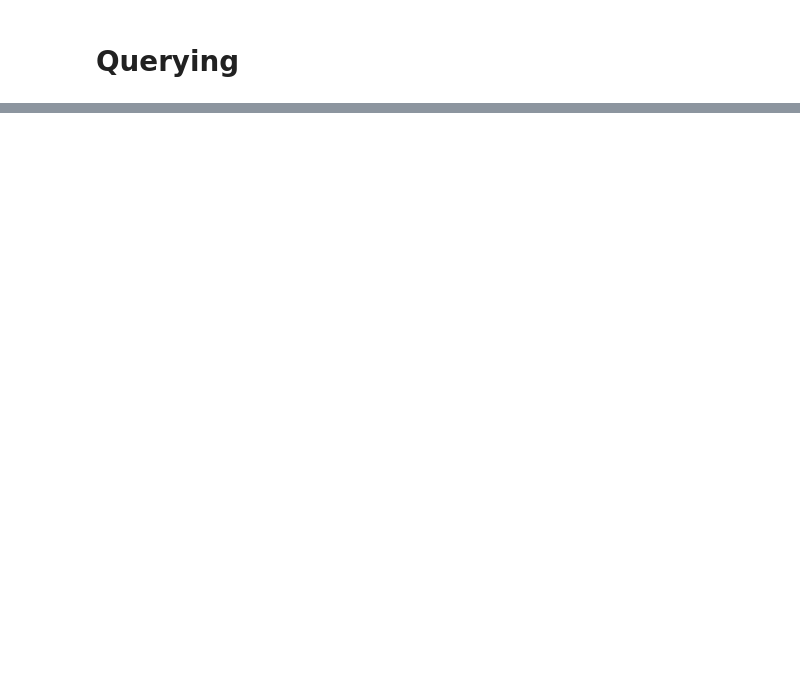
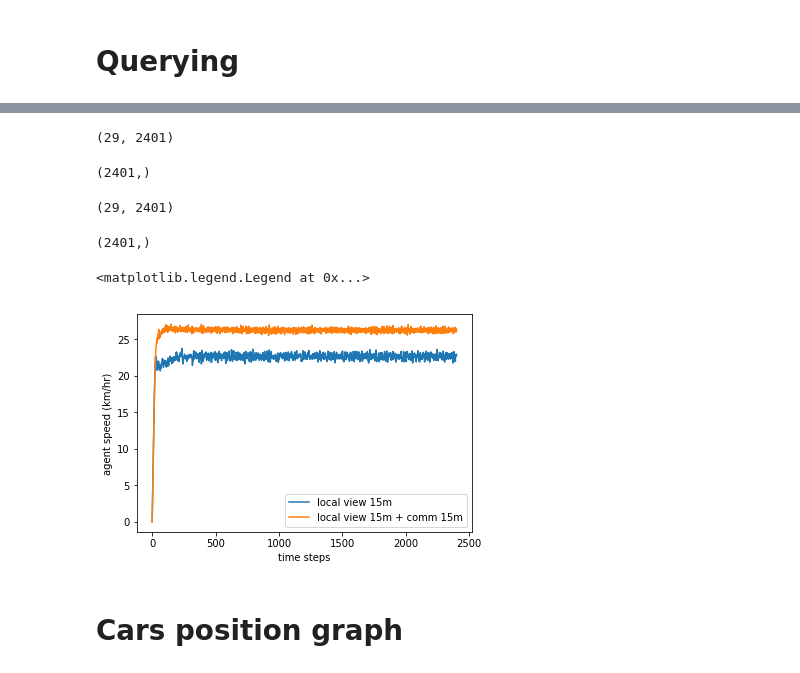
Before and after one commit to mynkpl1998/upgraded-octo-lamp, a Jupyter notebook: extras/analysis/Homogeneous Analysis.ipynb, the cells around one changed output, grey strips where cells are left out. Saved outputs shown, nothing was run; the diff lists cells and outputs as text; code cells hidden in the pictures; blank space fills up the shorter version.

```diff
--- a/extras/analysis/Homogeneous Analysis.ipynb
+++ b/extras/analysis/Homogeneous Analysis.ipynb
@@ -203,0 +275,54 @@ for p in agentPlanHomoLV15mComm15:
+# %%
+lvSpeedOfAgent = []
+for episode in homoLocalView15mData['data']['0.4_0.4'].keys():
+    agentCarID = homoLocalView15mData['data']['0.4_0.4'][episode]['agentCarID']
+    epLen = len(homoLocalView15mData['data']['0.4_0.4'][episode]['speed'][agentCarID])
+
+    if epLen == (homoLocalView15mData['max-episode-length'] + 1):
+        agentCarID = homoLocalView15mData['data']['0.4_0.4'][episode]['agentCarID']
+        speedData = homoLocalView15mData['data']['0.4_0.4'][episode]['speed'][agentCarID]
+        #print(speedData)
+        lvSpeedOfAgent.append(speedData)
+
+lvSpeedOfAgent = np.array(lvSpeedOfAgent)
+print(lvSpeedOfAgent.shape)
+# %% [output]
+(29, 2401)
+# %%
+lvSpeedOfAgent = lvSpeedOfAgent.mean(axis=0)
+lvSpeedOfAgent *= 3.6
+lvSpeedOfAgent.shape
+# %% [output]
+(2401,)
+# %%
+lvCommSpeedOfAgent = []
+for episode in homoLV15mComm15mData['data']['0.4_0.4'].keys():
+    agentCarID = homoLV15mComm15mData['data']['0.4_0.4'][episode]['agentCarID']
+    epLen = len(homoLV15mComm15mData['data']['0.4_0.4'][episode]['speed'][agentCarID])
+
+    if epLen == (homoLV15mComm15mData['max-episode-length'] + 1):
+        agentCarID = homoLV15mComm15mData['data']['0.4_0.4'][episode]['agentCarID']
+        speedData = homoLV15mComm15mData['data']['0.4_0.4'][episode]['speed'][agentCarID]
+        lvCommSpeedOfAgent.append(speedData)
+
+lvCommSpeedOfAgent = np.array(lvCommSpeedOfAgent)
+print(lvCommSpeedOfAgent.shape)
+# %% [output]
+(29, 2401)
+# %%
+lvCommSpeedOfAgent = lvCommSpeedOfAgent.mean(axis=0)
+lvCommSpeedOfAgent *= 3.6
+print(lvCommSpeedOfAgent.shape)
+# %% [output]
+(2401,)
+# %%
+plt.plot(lvSpeedOfAgent, label='local view 15m')
+plt.plot(lvCommSpeedOfAgent, label='local view 15m + comm 15m')
+plt.xlabel('time steps')
+plt.ylabel('agent speed (km/hr)')
+plt.legend()
+# %% [output]
+<matplotlib.legend.Legend at 0x...>
+[figure, added]
+# %% [markdown]
+# Cars position graph
```
Also changed, not shown: parts of 48 cells of this notebook, 4 other files.
